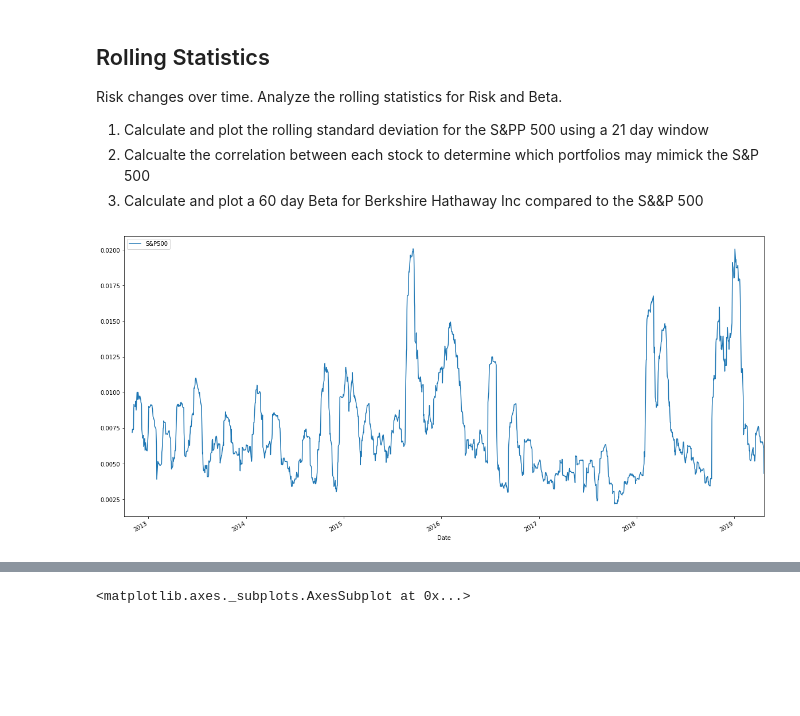
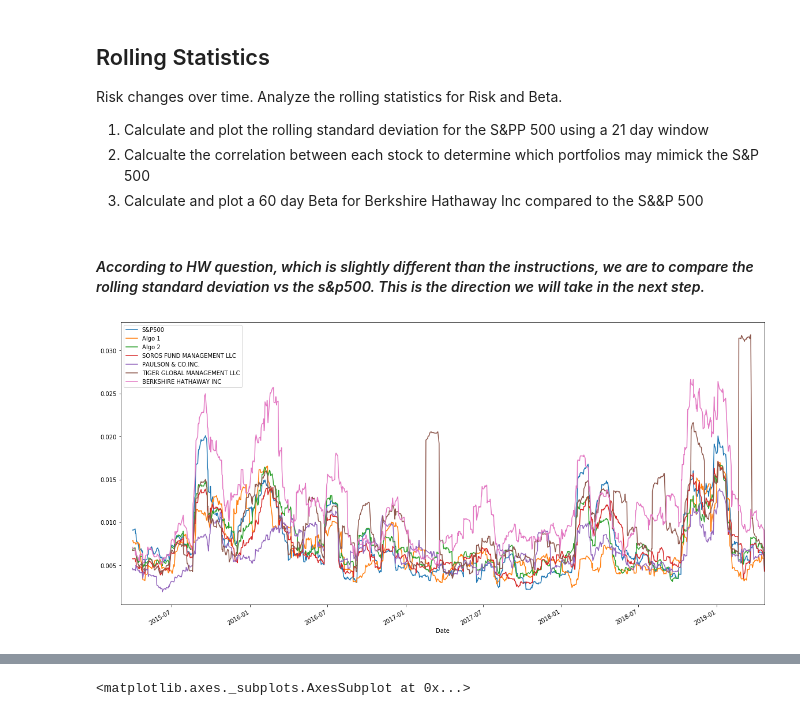
Before and after one commit to exposuretherapy/Pandas-Homework, a Jupyter notebook: whale_analysis.ipynb, the cells around one changed output, grey strips where cells are left out. Drawn from its saved outputs; the diff is of its cells as text; code cells hidden in the pictures; blank space fills up the shorter version.

```diff
--- a/whale_analysis.ipynb
+++ b/whale_analysis.ipynb
@@ -264,8 +275,10 @@ Risk changes over time. Analyze the rolling statistics for Risk and Beta.
 1. Calculate and plot the rolling standard deviation for the S&PP 500 using a 21 day window
 2. Calcualte the correlation between each stock to determine which portfolios may mimick the S&P 500
 2. Calculate and plot a 60 day Beta for Berkshire Hathaway Inc compared to the S&&P 500
+# %% [markdown]
+#### *According to HW question, which is slightly different than the instructions, we are to compare the rolling standard deviation vs the s&p500. This is the direction we will take in the next step.*
 # %%
 # Calculate and plot the rolling standard deviation for the S&PP 500 using a 21 day window
-rolling_returns=sp500_history_daily.rolling(window=21).std().plot(figsize=(20,10))
+rolling_returns=returns_daily.rolling(window=21).std().plot(figsize=(20,10))
 # %% [output]
-[figure, old version]
+[figure, new version]
```
Also changed, not shown: parts of 20 cells of this notebook.
